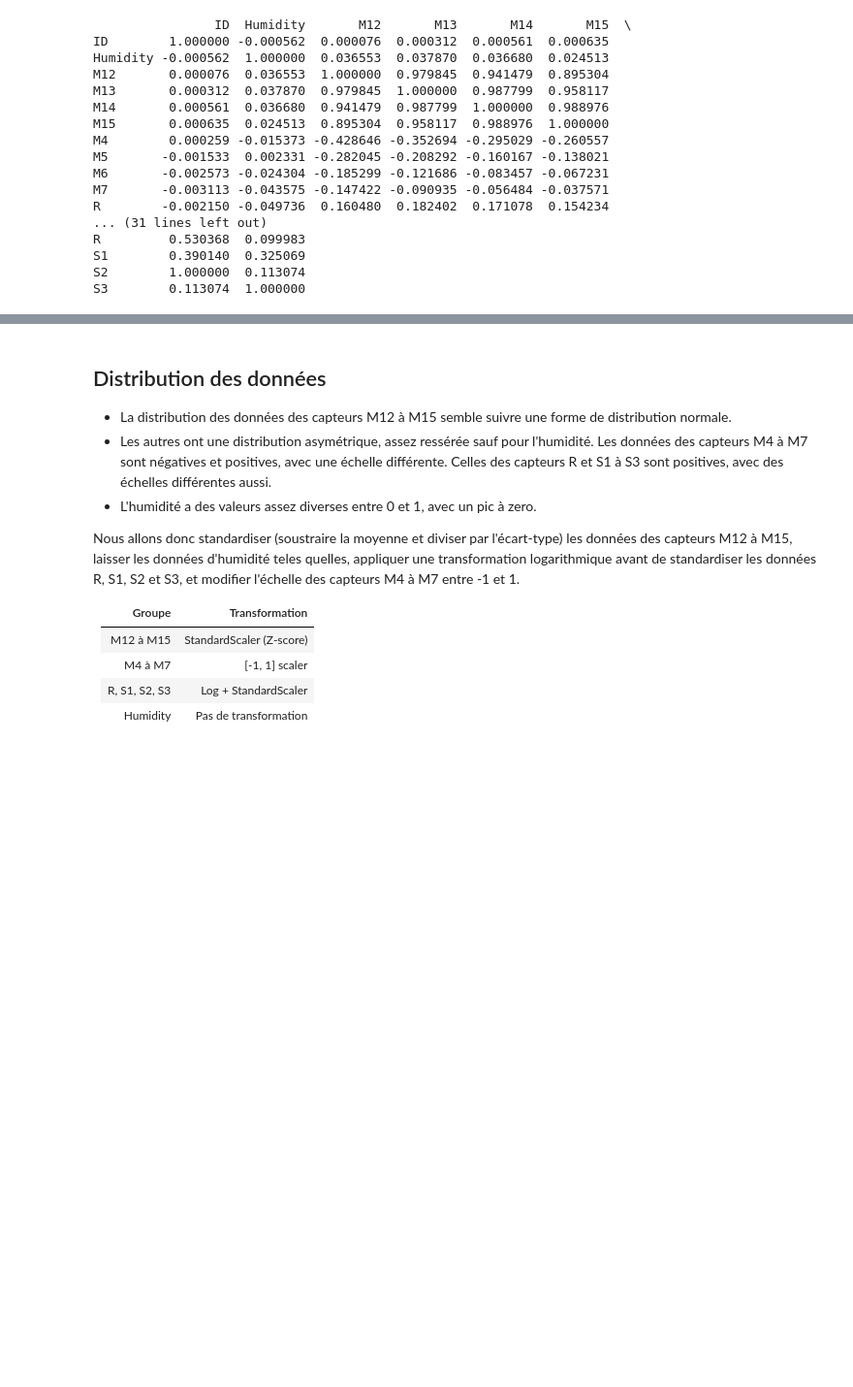
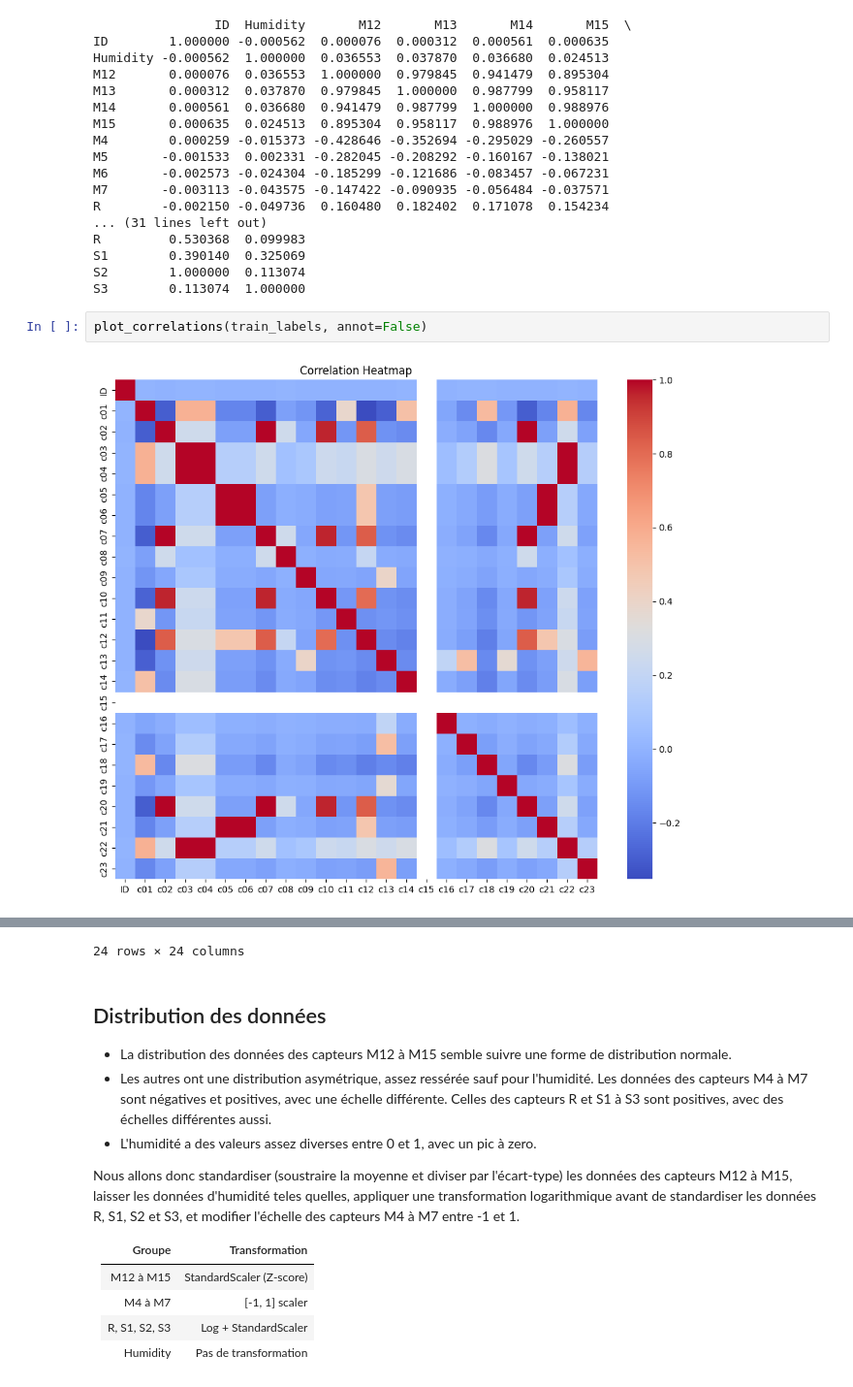
Before and after one commit to killian31/IdGas, a Jupyter notebook: EDA.ipynb, the cells around one changed output, grey strips where cells are left out. Shown at 97% size. Drawn from its saved outputs; the diff is of its cells as text; blank space fills up the shorter version.

```diff
--- a/EDA.ipynb
+++ b/EDA.ipynb
@@ -121,3 +141,7 @@ R         0.530368  0.099983
 S1        0.390140  0.325069
 S2        1.000000  0.113074
 S3        0.113074  1.000000
+# %%
+plot_correlations(train_labels, annot=False)
+# %% [output]
+[figure, added]
@@ -124,3 +165,4 @@ S3        0.113074  1.000000
+24 rows × 24 columns
 # %% [markdown]
 ## Distribution des données
 
```
Also changed, not shown: parts of 8 cells of this notebook, 7 other files.
